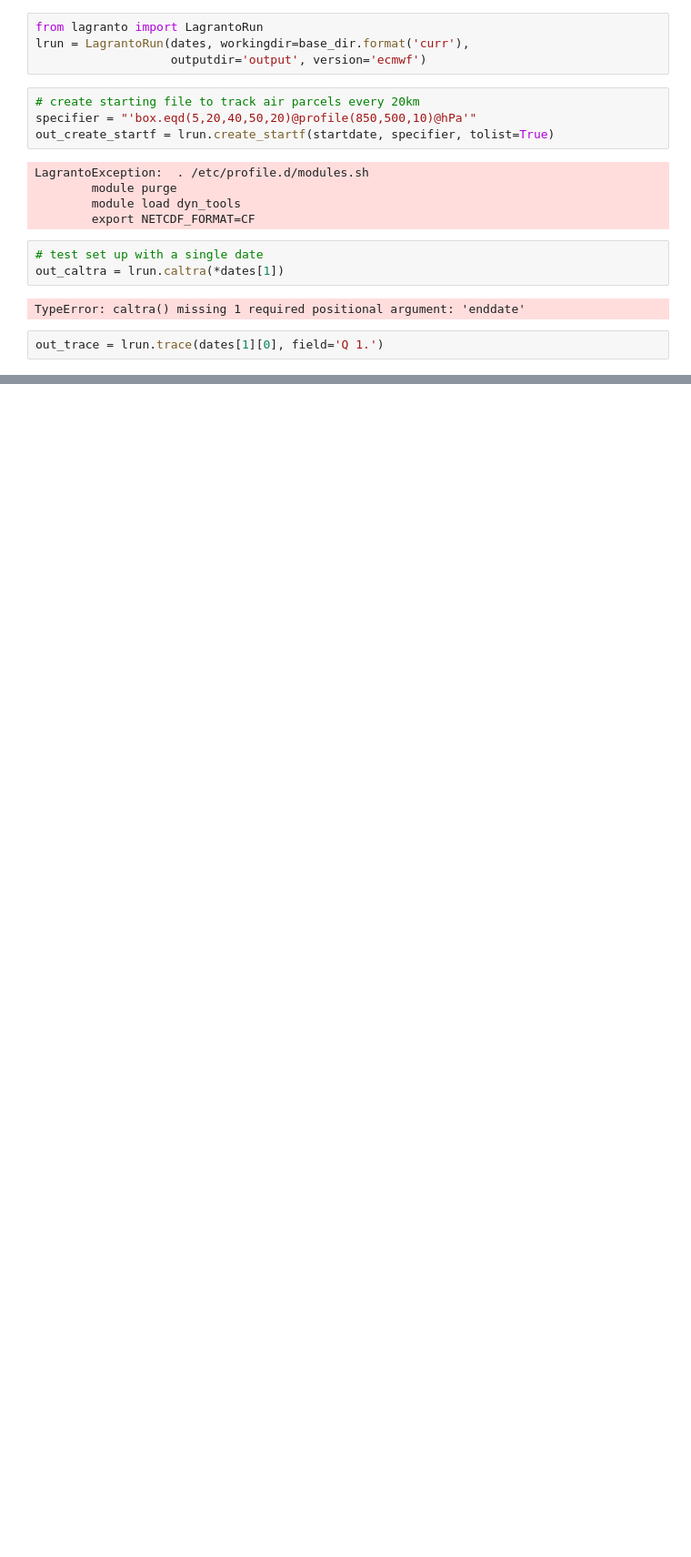
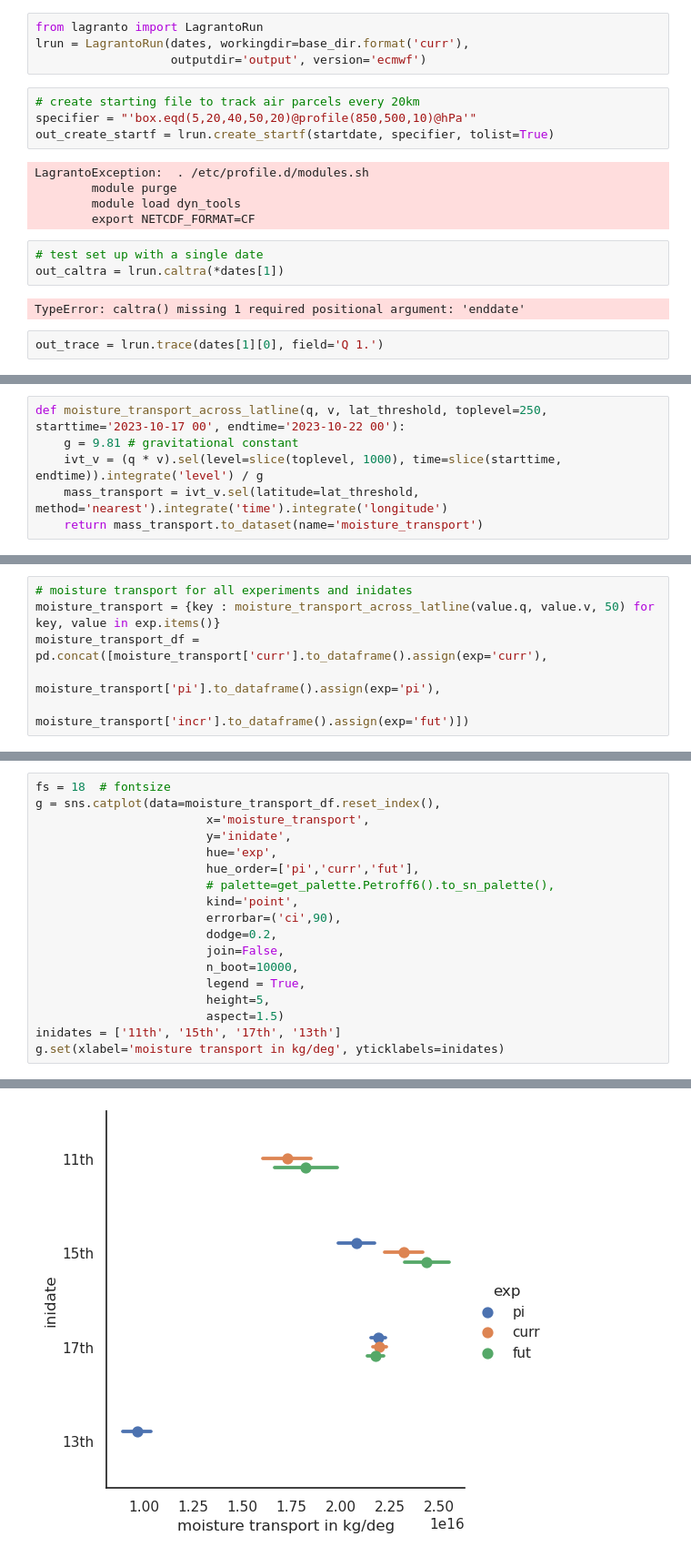
Before and after one commit to shirin-ermis/Storm_Babet, a Jupyter notebook: notebooks/05_atmospheric_rivers.ipynb, the cells around one changed output, grey strips where cells are left out. Shown at 91% size. Cells and saved outputs as stored; diff of their text form; blank space fills up the shorter version.

Commit message:
comparing moisture transport across latitude line in plot

```diff
--- a/notebooks/05_atmospheric_rivers.ipynb
+++ b/notebooks/05_atmospheric_rivers.ipynb
@@ -252,0 +259,6 @@ out_trace = lrun.trace(dates[1][0], field='Q 1.')
+# %%
+def moisture_transport_across_latline(q, v, lat_threshold, toplevel=250, starttime='2023-10-17 00', endtime='2023-10-22 00'):
+    g = 9.81 # gravitational constant
+    ivt_v = (q * v).sel(level=slice(toplevel, 1000), time=slice(starttime, endtime)).integrate('level') / g
+    mass_transport = ivt_v.sel(latitude=lat_threshold, method='nearest').integrate('time').integrate('longitude')
+    return mass_transport.to_dataset(name='moisture_transport')
@@ -252,0 +339,6 @@ out_trace = lrun.trace(dates[1][0], field='Q 1.')
+# %%
+# moisture transport for all experiments and inidates
+moisture_transport = {key : moisture_transport_across_latline(value.q, value.v, 50) for key, value in exp.items()}
+moisture_transport_df = pd.concat([moisture_transport['curr'].to_dataframe().assign(exp='curr'),
+                                   moisture_transport['pi'].to_dataframe().assign(exp='pi'),
+                                   moisture_transport['incr'].to_dataframe().assign(exp='fut')])
@@ -252,0 +350,19 @@ out_trace = lrun.trace(dates[1][0], field='Q 1.')
+# %%
+fs = 18  # fontsize
+g = sns.catplot(data=moisture_transport_df.reset_index(),
+                        x='moisture_transport',
+                        y='inidate',
+                        hue='exp',
+                        hue_order=['pi','curr','fut'],
+                        # palette=get_palette.Petroff6().to_sn_palette(),
+                        kind='point',
+                        errorbar=('ci',90),
+                        dodge=0.2,
+                        join=False,
+                        n_boot=10000,
+                        legend = True,
+                        height=5,
+                        aspect=1.5)
+inidates = ['11th', '15th', '17th', '13th']
+g.set(xlabel='moisture transport in kg/deg', yticklabels=inidates)
+# %% [output]
@@ -252,0 +370 @@ out_trace = lrun.trace(dates[1][0], field='Q 1.')
+[figure, added]
```
Also changed, not shown: parts of 17 cells of this notebook.
